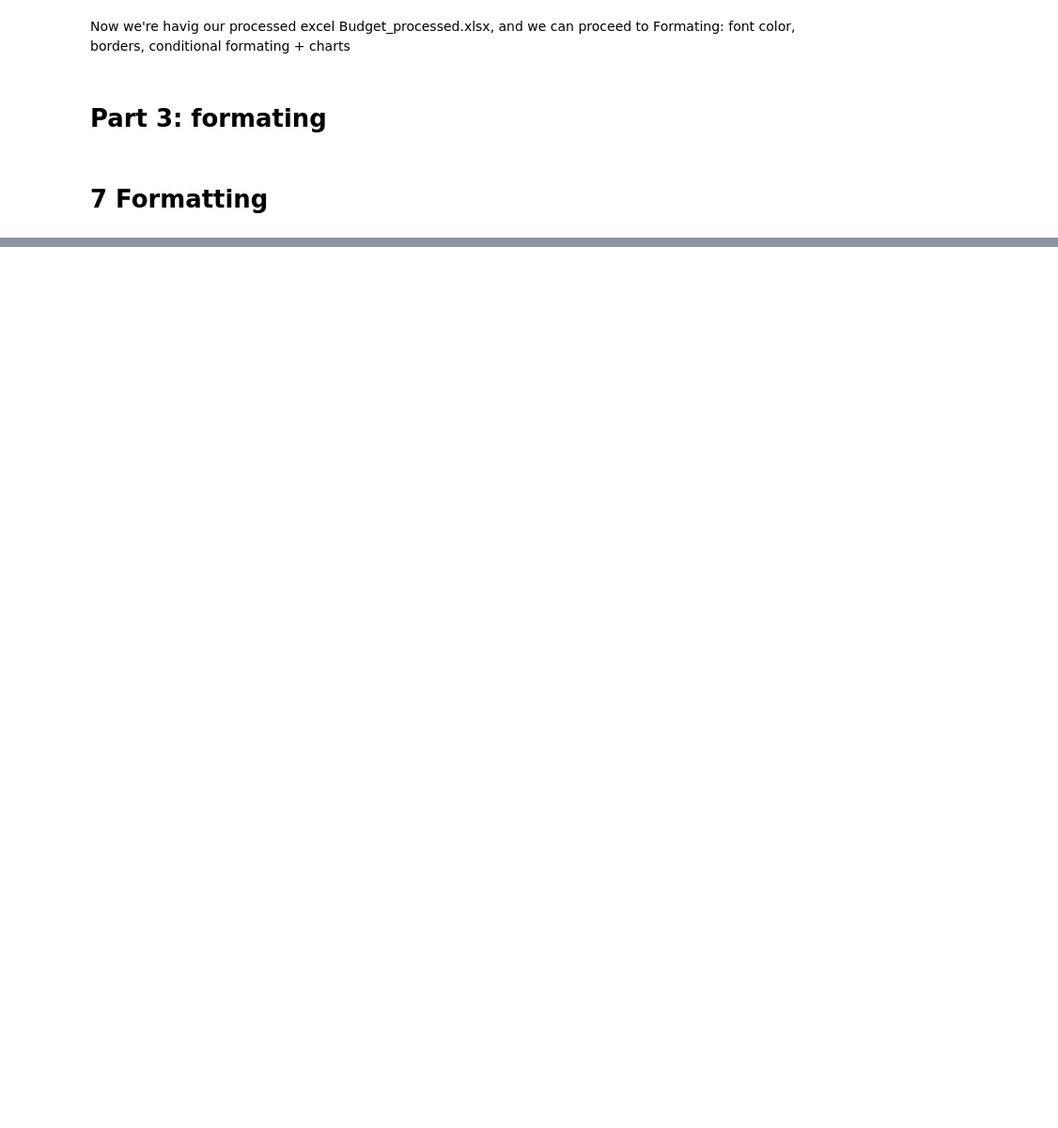
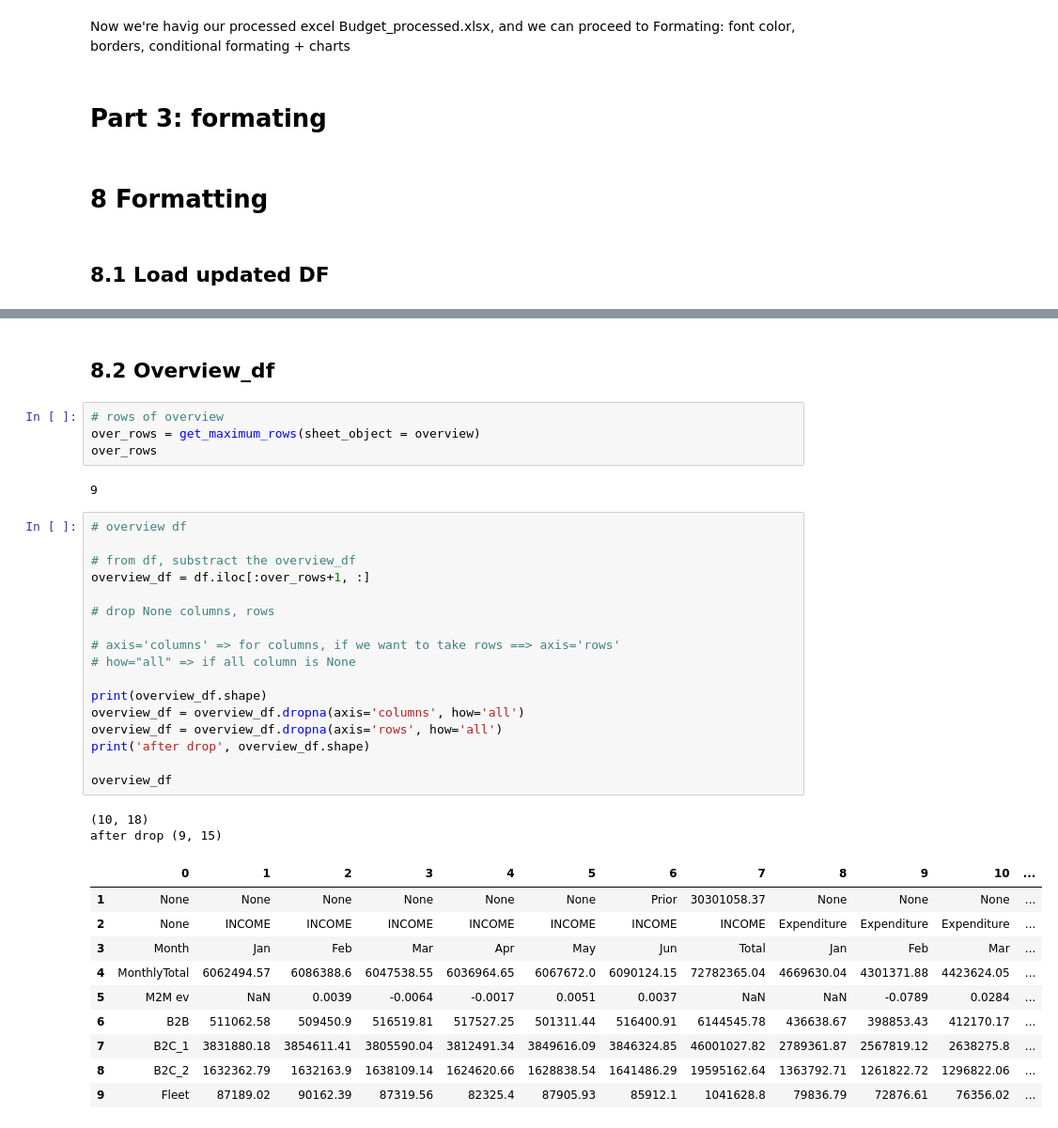
Before and after one commit to datalover2023/Module_4, a Jupyter notebook: Budget_UseCase_Module_4.ipynb, the cells around one changed output, grey strips where cells are left out. Shown at 94% size. Drawn from its saved outputs; the diff is of its cells as text; blank space fills up the shorter version.

```diff
--- a/Budget_UseCase_Module_4.ipynb
+++ b/Budget_UseCase_Module_4.ipynb
@@ -2658,7 +2658,9 @@ Now we're havig our processed excel Budget_processed.xlsx, and we can proceed to
 # %% [markdown]
 # Part 3: formating
 # %% [markdown]
-# 7&nbsp;Formatting
+# 8&nbsp;Formatting
+# %% [markdown]
+## 8.1&nbsp;Load updated DF
 # %%
 # load again the DF with updates
 df = pd.DataFrame(sheet.values)
@@ -2680,3 +2682,41 @@ df.head(15)
 | 12 | B2C_1 | Loans | AT | 5924.95 | 4680.71 | 7406.19 | 7169.19 | 7406.19 | 5213.96 | 37801.19 | 5178.13 | ... |
 | 13 | B2C_1 | Loans | AT | 5924.95 | 7346.94 | 6872.94 | 4739.96 | 6280.45 | 6576.69 | 37741.93 | 3913.87 | ... |
 | 14 | B2C_1 | Loans | AT | 5924.95 | 7406.19 | 6043.45 | 6161.95 | 6161.95 | 5924.95 | 37623.44 | 4386.71 | ... |
+# %% [markdown]
+## 8.2&nbsp;Overview_df
+# %%
+# rows of overview
+over_rows = get_maximum_rows(sheet_object = overview)
+over_rows
+# %% [output]
+9
+# %%
+# overview df
+
+# from df, substract the overview_df
+overview_df = df.iloc[:over_rows+1, :]
+
+# drop None columns, rows
+
+# axis='columns' => for columns, if we want to take rows ==> axis='rows'
+# how="all" => if all column is None
+
+print(overview_df.shape)
+overview_df = overview_df.dropna(axis='columns', how='all')
+overview_df = overview_df.dropna(axis='rows', how='all')
+print('after drop', overview_df.shape)
+
+overview_df
+# %% [output]
+(10, 18)
+after drop (9, 15)
+|  | 0 | 1 | 2 | 3 | 4 | 5 | 6 | 7 | 8 | 9 | 10 | ... |
+| 1 | None | None | None | None | None | None | Prior | 30301058.37 | None | None | None | ... |
+| 2 | None | INCOME | INCOME | INCOME | INCOME | INCOME | INCOME | INCOME | Expenditure | Expenditure | Expenditure | ... |
+| 3 | Month | Jan | Feb | Mar | Apr | May | Jun | Total | Jan | Feb | Mar | ... |
+| 4 | MonthlyTotal | 6062494.57 | 6086388.6 | 6047538.55 | 6036964.65 | 6067672.0 | 6090124.15 | 72782365.04 | 4669630.04 | 4301371.88 | 4423624.05 | ... |
+| 5 | M2M ev | NaN | 0.0039 | -0.0064 | -0.0017 | 0.0051 | 0.0037 | NaN | NaN | -0.0789 | 0.0284 | ... |
+| 6 | B2B | 511062.58 | 509450.9 | 516519.81 | 517527.25 | 501311.44 | 516400.91 | 6144545.78 | 436638.67 | 398853.43 | 412170.17 | ... |
+| 7 | B2C_1 | 3831880.18 | 3854611.41 | 3805590.04 | 3812491.34 | 3849616.09 | 3846324.85 | 46001027.82 | 2789361.87 | 2567819.12 | 2638275.8 | ... |
+| 8 | B2C_2 | 1632362.79 | 1632163.9 | 1638109.14 | 1624620.66 | 1628838.54 | 1641486.29 | 19595162.64 | 1363792.71 | 1261822.72 | 1296822.06 | ... |
+| 9 | Fleet | 87189.02 | 90162.39 | 87319.56 | 82325.4 | 87905.93 | 85912.1 | 1041628.8 | 79836.79 | 72876.61 | 76356.02 | ... |
```
Also changed, not shown: parts of 30 cells of this notebook.
